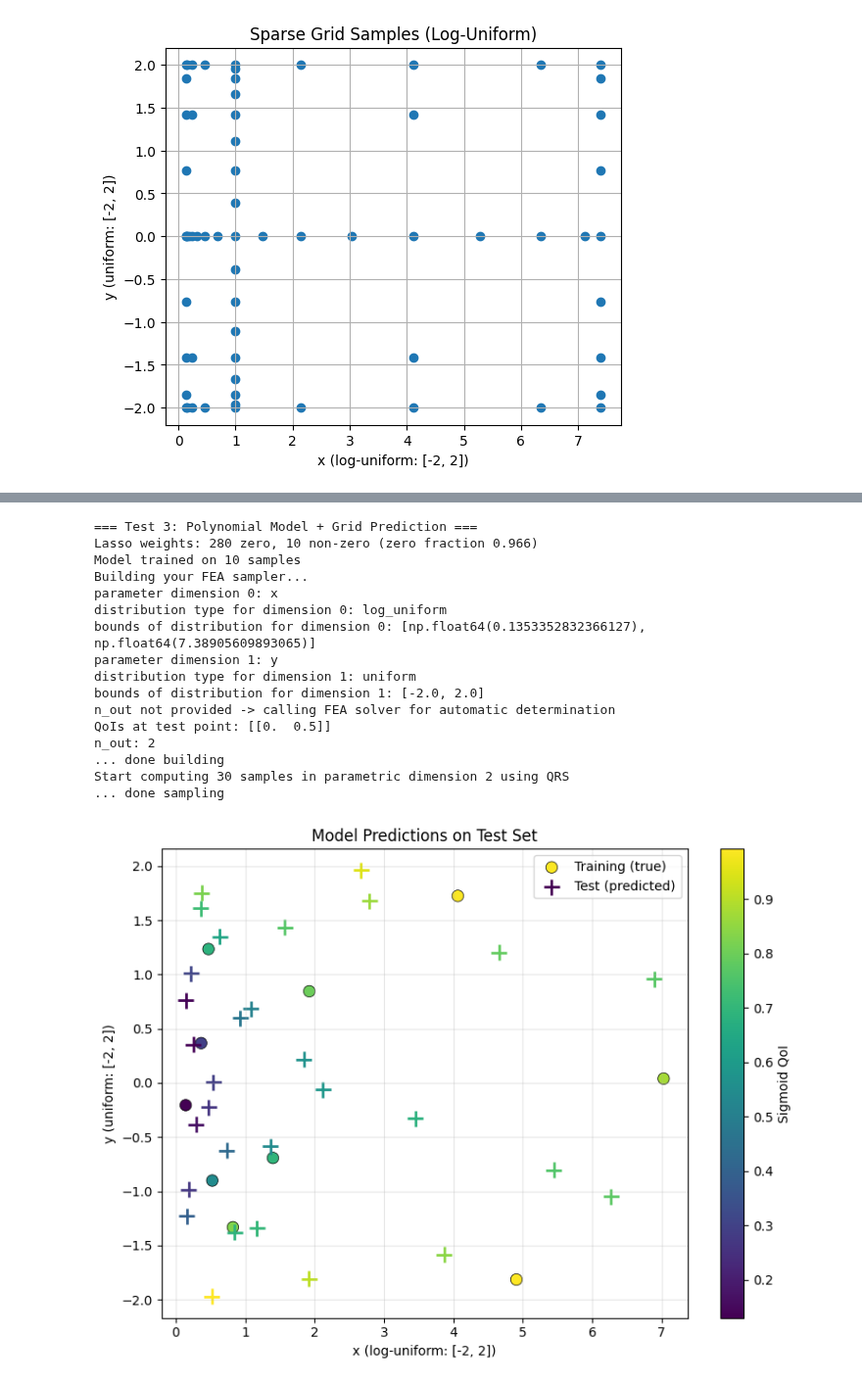
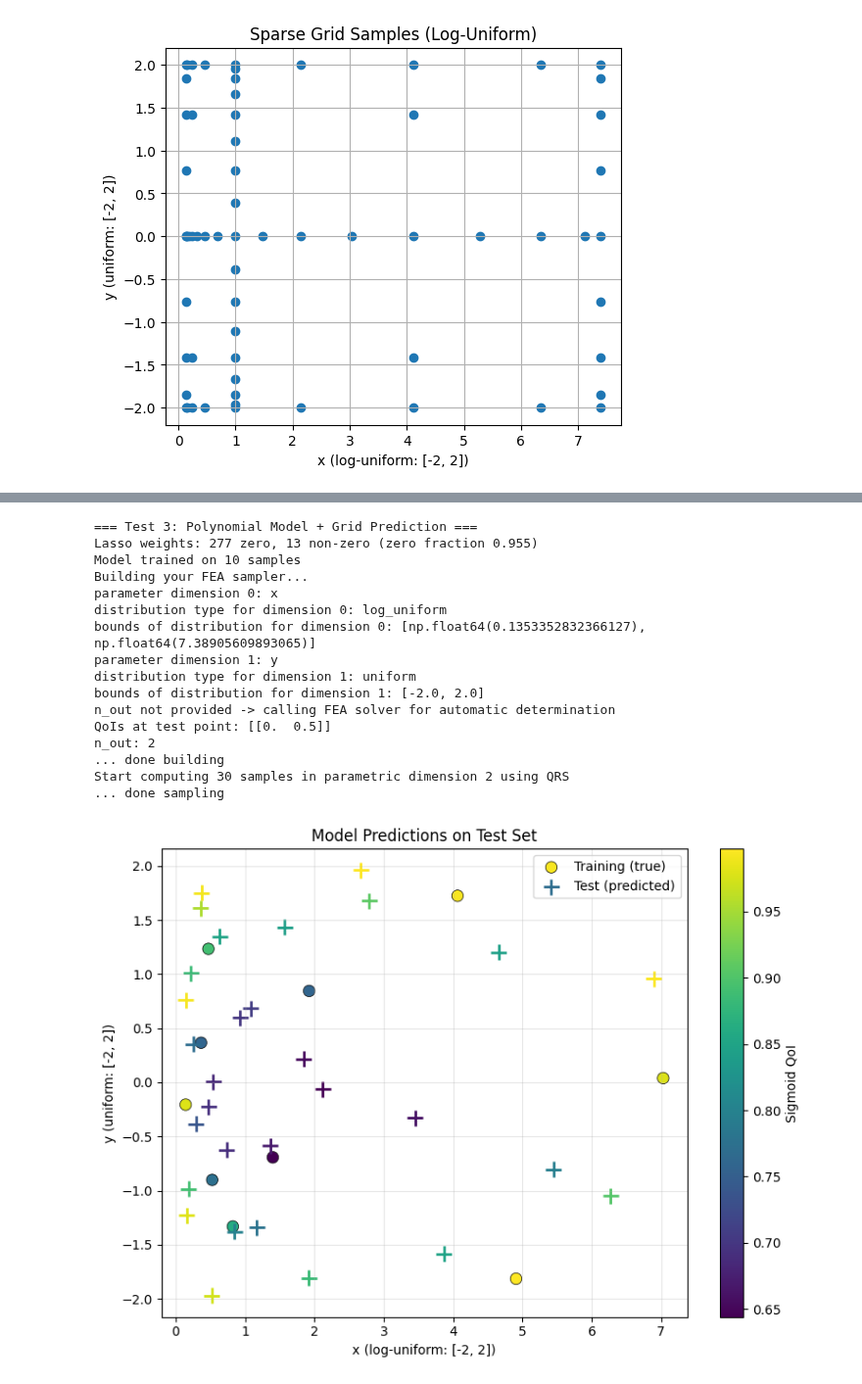
Before and after one commit to kerfriden/SurrOptim, a Jupyter notebook: demo_surroptim.ipynb, the cells around one changed output, grey strips where cells are left out. Shown at 98% size. Drawn from its saved outputs; the diff is of its cells as text; code cells hidden in the pictures.

```diff
--- a/demo_surroptim.ipynb
+++ b/demo_surroptim.ipynb
@@ -89,7 +136,7 @@ def sigmoid_qoi(active_param) -> np.ndarray:
         all_parameters[key] = value
     x = all_parameters["x"]
     y = all_parameters["y"]
-    s = np.log(x) + y**2
+    s = np.log(x)**2 + y**2
     sig = 1.0 / (1.0 + np.exp(-s))
     return np.vstack([s, sig]).T
 
@@ -127,7 +174,7 @@ sampler = sampler_cls(
     distributions=["log_uniform", "uniform"],
     bounds=[[np.exp(-2), np.exp(2.)], [-2., 2.]],
     active_keys=['x', 'y'],
-    compute_QoIs=sigmoid_qoi,
+    qoi_fn=sigmoid_qoi,
     DOE_type='QRS',
     seed=0
 )
@@ -199,7 +246,7 @@ sampler_test = sampler_cls(
     distributions=["log_uniform", "uniform"],
     bounds=[[np.exp(-2), np.exp(2.)], [-2., 2.]],
     active_keys=['x', 'y'],
-    compute_QoIs=sigmoid_qoi,
+    qoi_fn=sigmoid_qoi,
     DOE_type='QRS',
     seed=1
 )
@@ -218,35 +265,35 @@ sc_train = ax.scatter(sampler.X[:, 0], sampler.X[:, 1], c=cvals_train,
 
 # Test predictions
 cvals_test = preds[:, 1]
 ax.scatter(sampler_test.X[:, 0], sampler_test.X[:, 1], marker="+",
           c=cvals_test, cmap="viridis", s=150, label='Test (predicted)', linewidths=2)
 
 ax.set_xlabel("x (log-uniform: [-2, 2])")
 ax.set_ylabel("y (uniform: [-2, 2])")
 ax.set_title("Model Predictions on Test Set")
 ax.grid(True, alpha=0.3)
 ax.legend()
 plt.colorbar(sc_train, ax=ax, label='Sigmoid QoI')
 plt.tight_layout()
 plt.show()
 # %% [output]
 === Test 3: Polynomial Model + Grid Prediction ===
-Lasso weights: 280 zero, 10 non-zero (zero fraction 0.966)
+Lasso weights: 277 zero, 13 non-zero (zero fraction 0.955)
 Model trained on 10 samples
 Building your FEA sampler...
 parameter dimension 0: x
 distribution type for dimension 0: log_uniform
 bounds of distribution for dimension 0: [np.float64(0.1353352832366127), np.float64(7.38905609893065)]
 parameter dimension 1: y
 distribution type for dimension 1: uniform
 bounds of distribution for dimension 1: [-2.0, 2.0]
 n_out not provided -> calling FEA solver for automatic determination
 QoIs at test point: [[0.  0.5]]
 n_out: 2
 ... done building
 Start computing 30 samples in parametric dimension 2 using QRS
 ... done sampling
-[figure, old version]
+[figure, new version]
 # %%
 from surroptim.util import r2_score
 
```
Also changed, not shown: parts of 12 cells of this notebook.
